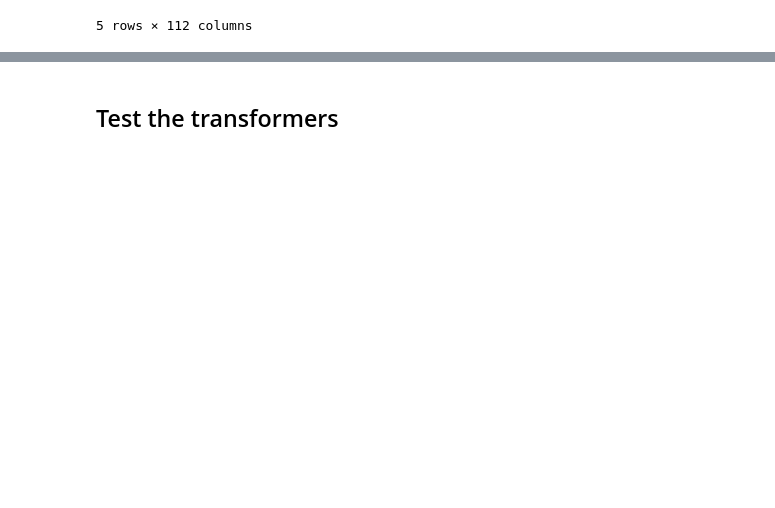
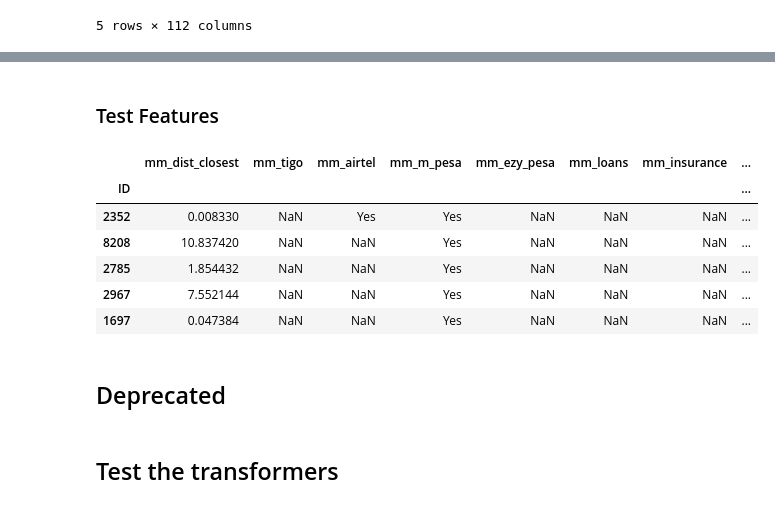
Before and after one commit to Rendiere/zindi-mobile-money, a Jupyter notebook: notebooks/feature-engineering/mobile_money.ipynb, the cells around one changed output, grey strips where cells are left out. Drawn from its saved outputs; the diff is of its cells as text; code cells hidden in the pictures; blank space fills up the shorter version.

```diff
--- a/notebooks/feature-engineering/mobile_money.ipynb
+++ b/notebooks/feature-engineering/mobile_money.ipynb
@@ -74,0 +249,18 @@ other_cols = [
+# %% [markdown]
+### Test Features
+# %%
+test_df = pd.read_csv('../../data/raw/test.csv', index_col=0)
+
+test_coords = test_df[['Latitude','Longitude']]
+
+test_features = test_coords.progress_apply(lambda coords: mm_features(mm_tree, coords, radius=10), axis=1)
+
+test_features.head()
+# %% [output]
+|  | mm_dist_closest | mm_tigo | mm_airtel | mm_m_pesa | mm_ezy_pesa | mm_loans | mm_insurance | ... |
+| ID |  |  |  |  |  |  |  | ... |
+| 2352 | 0.008330 | NaN | Yes | Yes | NaN | NaN | NaN | ... |
+| 8208 | 10.837420 | NaN | NaN | Yes | NaN | NaN | NaN | ... |
+| 2785 | 1.854432 | NaN | NaN | Yes | NaN | NaN | NaN | ... |
+| 2967 | 7.552144 | NaN | NaN | Yes | NaN | NaN | NaN | ... |
+| 1697 | 0.047384 | NaN | NaN | Yes | NaN | NaN | NaN | ... |
@@ -75,3 +269,5 @@ other_cols = [
+# %% [markdown]
+## Deprecated
 # %%
 from sklearn.base import BaseEstimator, TransformerMixin
 
```
Also changed, not shown: parts of 23 cells of this notebook, 13 other files.
